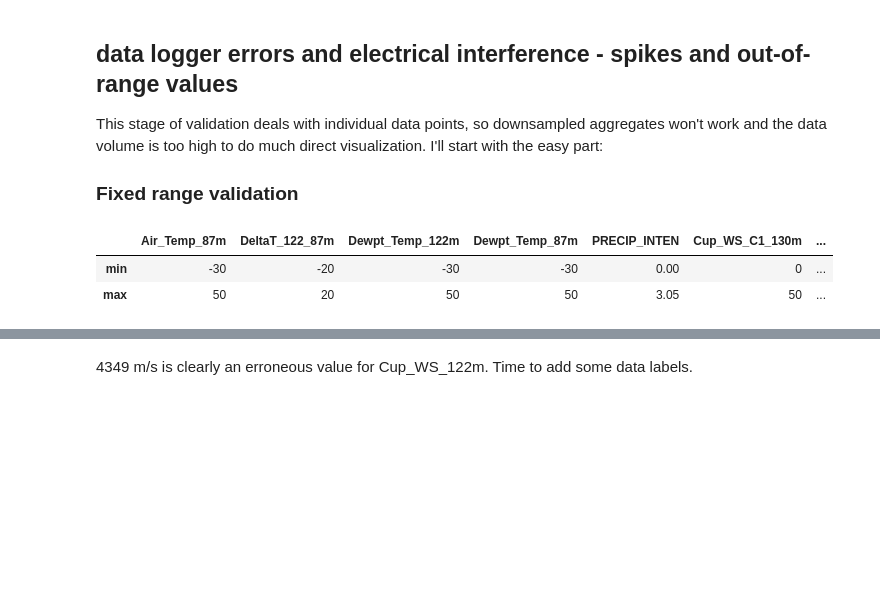
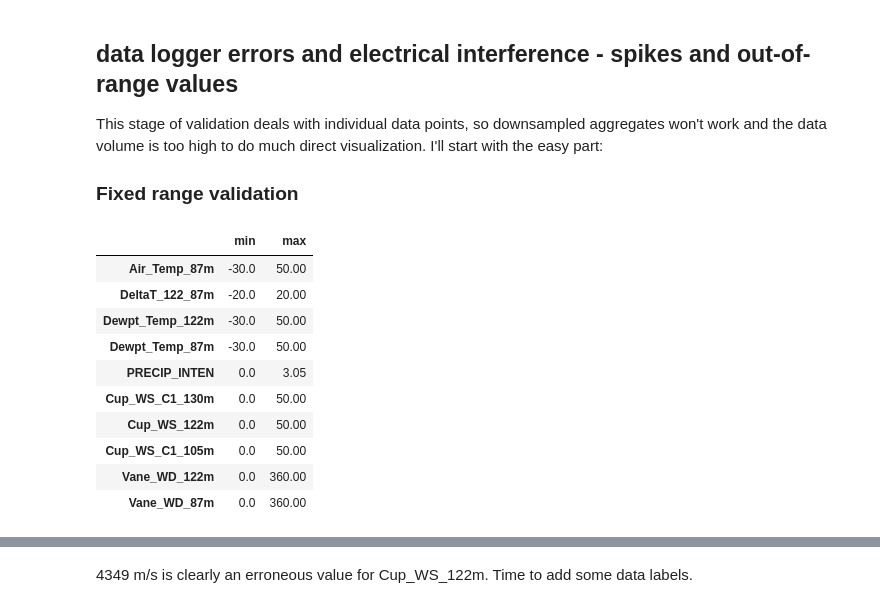
Before and after one commit to TrentonBush/turbulence_spectra, a Jupyter notebook: notebooks/08_cup_data_cleaning.ipynb, the cells around one changed output, grey strips where cells are left out. Saved outputs shown, nothing was run; the diff lists cells and outputs as text; code cells hidden in the pictures; blank space fills up the shorter version.

```diff
--- a/notebooks/08_cup_data_cleaning.ipynb
+++ b/notebooks/08_cup_data_cleaning.ipynb
@@ -21,7 +23,7 @@ from pathlib import Path
 # %%
 from IPython.core.display import display, HTML
 display(HTML("<style>.container { width:95% !important; }</style>"))
-pd.options.display.max_rows = 10
+pd.options.display.max_rows = 15
 pd.options.display.max_columns = 100
 # %%
 data_path = Path('../data/processed/cups_1hz.parquet')
@@ -261,21 +425,29 @@ I'll start with the easy part:
 # %%
 plausible = pd.DataFrame({'Air_Temp_87m' : [-30, 50],
                           'DeltaT_122_87m' : [-20, 20],
                           'Dewpt_Temp_122m' : [-30, 50],
                           'Dewpt_Temp_87m' : [-30, 50],
                           'PRECIP_INTEN' : [0, 3.05],
                           'Cup_WS_C1_130m' : [0, 50],
                           'Cup_WS_122m' : [0, 50],
                           'Cup_WS_C1_105m' : [0, 50],
                           'Vane_WD_122m' : [0, 360],
                           'Vane_WD_87m' : [0, 360],
                          },
                         index = ['min', 'max'])
-plausible
+plausible.T
 # %% [output]
-|  | Air_Temp_87m | DeltaT_122_87m | Dewpt_Temp_122m | Dewpt_Temp_87m | PRECIP_INTEN | Cup_WS_C1_130m | ... |
-| min | -30 | -20 | -30 | -30 | 0.00 | 0 | ... |
-| max | 50 | 20 | 50 | 50 | 3.05 | 50 | ... |
+|  | min | max |
+| Air_Temp_87m | -30.0 | 50.00 |
+| DeltaT_122_87m | -20.0 | 20.00 |
+| Dewpt_Temp_122m | -30.0 | 50.00 |
+| Dewpt_Temp_87m | -30.0 | 50.00 |
+| PRECIP_INTEN | 0.0 | 3.05 |
+| Cup_WS_C1_130m | 0.0 | 50.00 |
+| Cup_WS_122m | 0.0 | 50.00 |
+| Cup_WS_C1_105m | 0.0 | 50.00 |
+| Vane_WD_122m | 0.0 | 360.00 |
+| Vane_WD_87m | 0.0 | 360.00 |
 # %%
 # plausible min - observed min should be <=0
 # plausible max - observed max should be >=0
```
Also changed, not shown: parts of 53 cells of this notebook, 2 other files.
